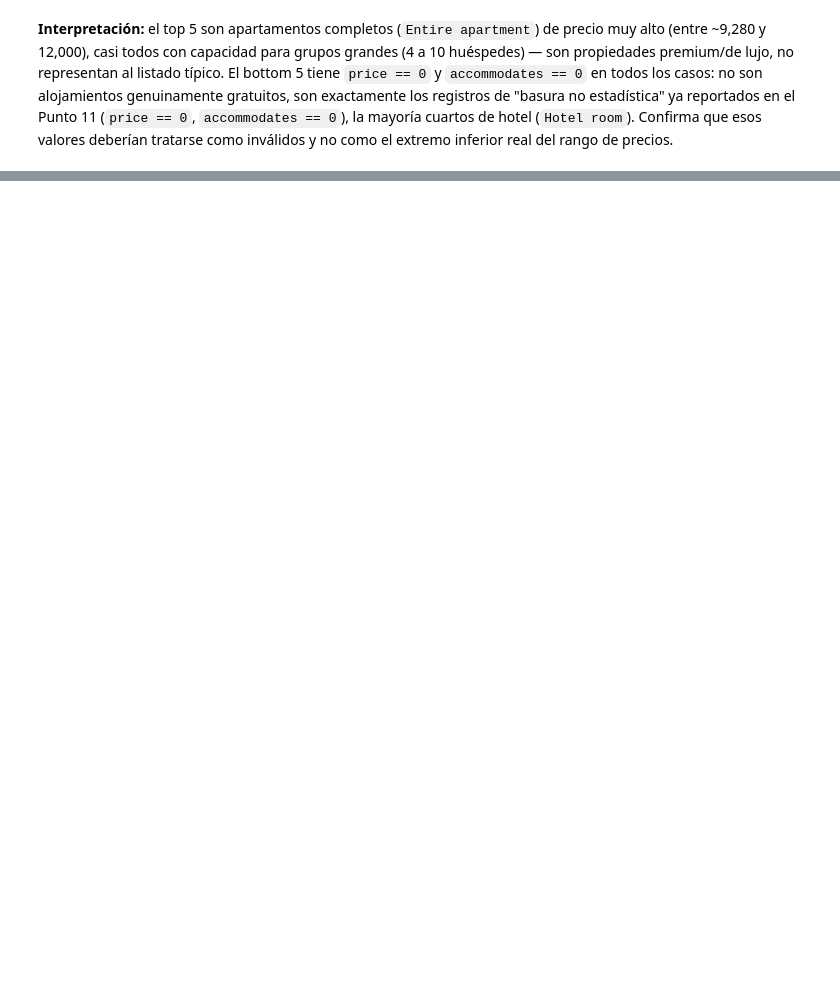
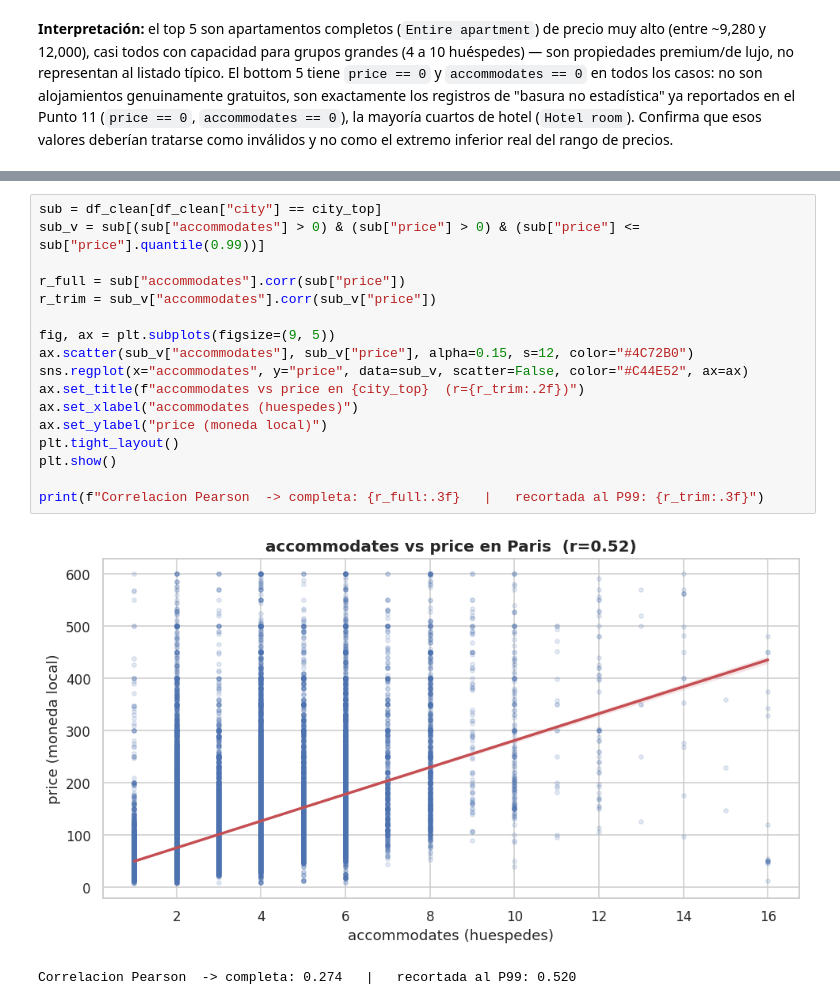
Before and after one commit to kepabonsaeafit/fundamentos-aa-2026, a Jupyter notebook: talleres/workshop1-eda/workshop1_eda.ipynb, the cells around one changed output, grey strips where cells are left out. Drawn from its saved outputs; the diff is of its cells as text; blank space fills up the shorter version.

```diff
--- a/talleres/workshop1-eda/workshop1_eda.ipynb
+++ b/talleres/workshop1-eda/workshop1_eda.ipynb
@@ -798,0 +916,20 @@ Bottom 5 mas baratos en Paris:
+# %%
+sub = df_clean[df_clean["city"] == city_top]
+sub_v = sub[(sub["accommodates"] > 0) & (sub["price"] > 0) & (sub["price"] <= sub["price"].quantile(0.99))]
+
+r_full = sub["accommodates"].corr(sub["price"])
+r_trim = sub_v["accommodates"].corr(sub_v["price"])
+
+fig, ax = plt.subplots(figsize=(9, 5))
+ax.scatter(sub_v["accommodates"], sub_v["price"], alpha=0.15, s=12, color="#4C72B0")
+sns.regplot(x="accommodates", y="price", data=sub_v, scatter=False, color="#C44E52", ax=ax)
+ax.set_title(f"accommodates vs price en {city_top}  (r={r_trim:.2f})")
+ax.set_xlabel("accommodates (huespedes)")
+ax.set_ylabel("price (moneda local)")
+plt.tight_layout()
+plt.show()
+
+print(f"Correlacion Pearson  -> completa: {r_full:.3f}   |   recortada al P99: {r_trim:.3f}")
+# %% [output]
+[figure, added]
+Correlacion Pearson  -> completa: 0.274   |   recortada al P99: 0.520
```
Also changed, not shown: parts of 27 cells of this notebook, 1 other file.
